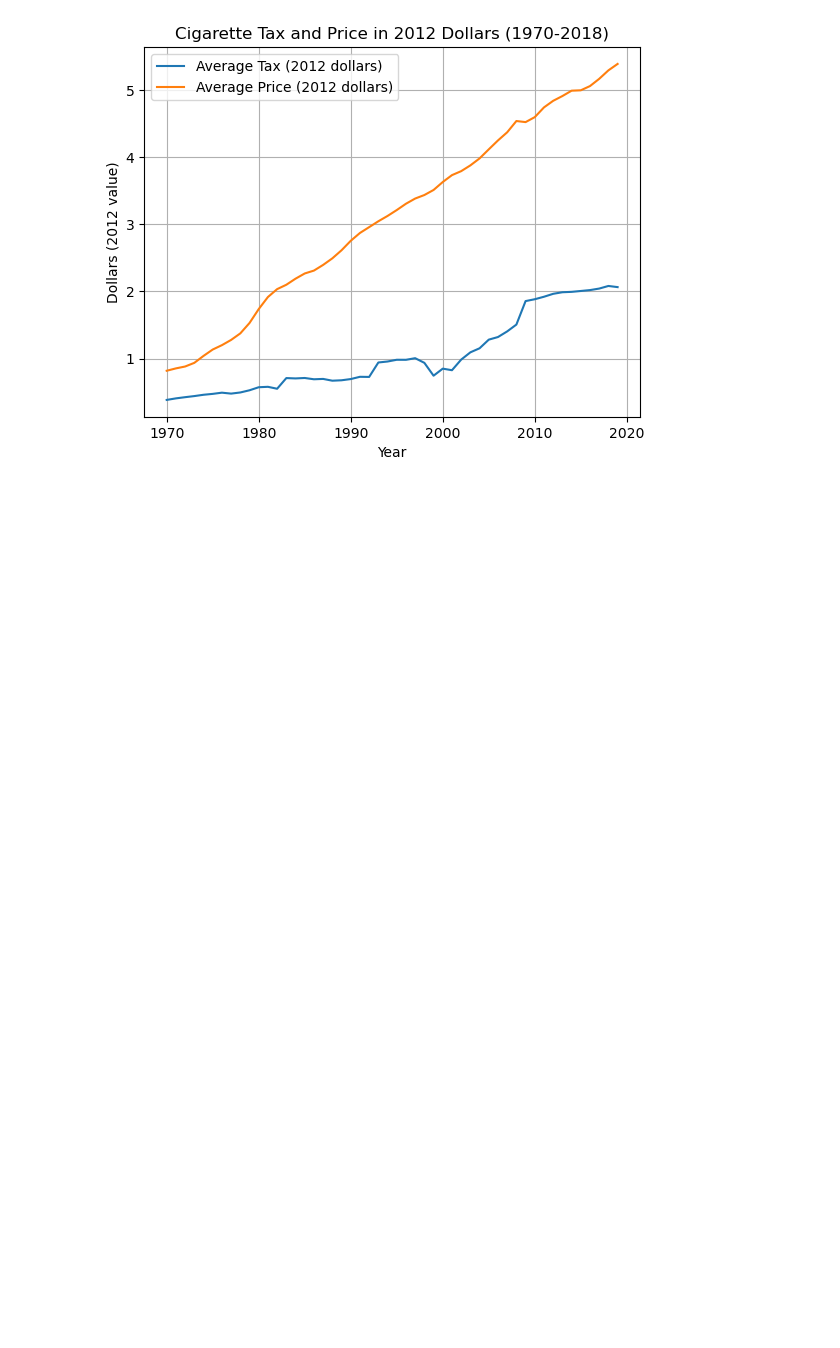
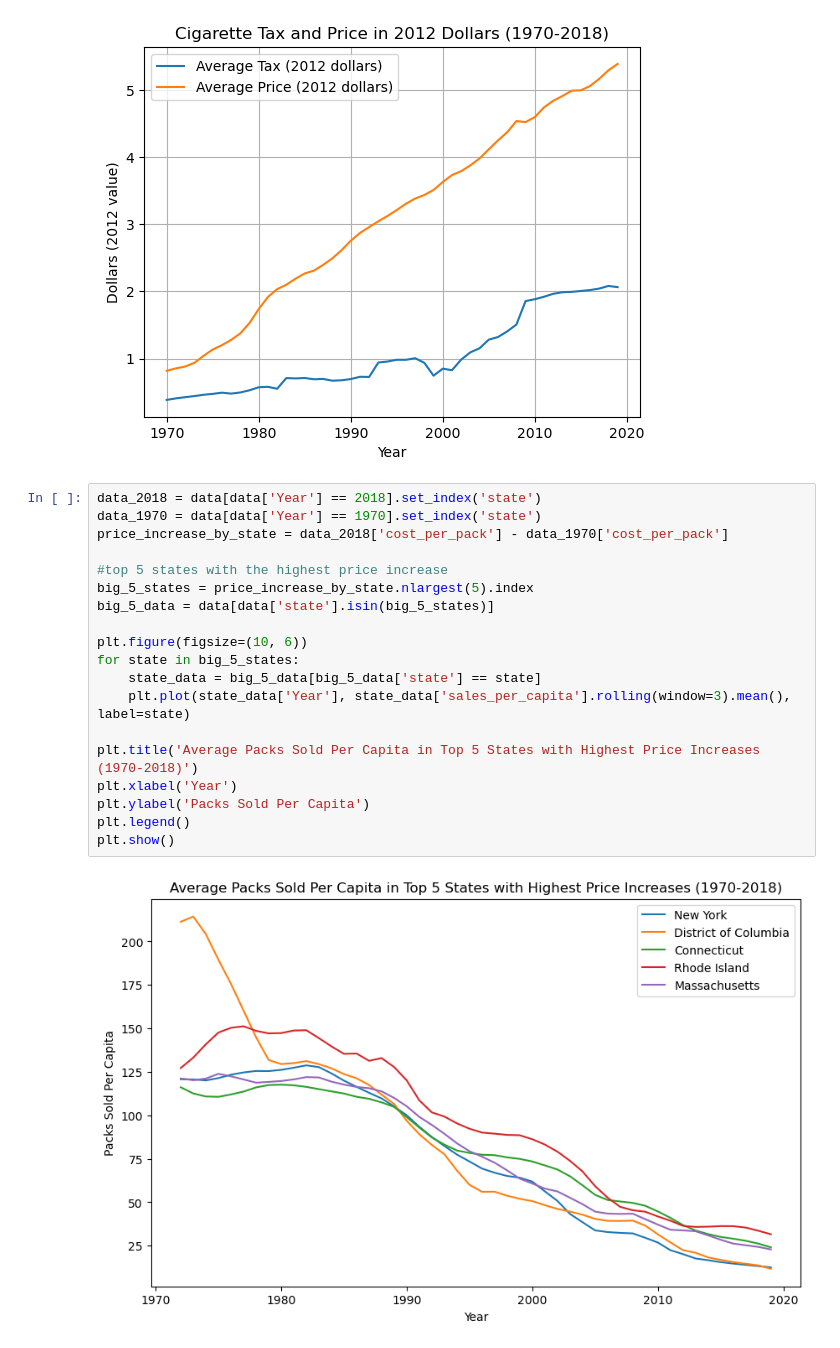
Before and after one commit to rscholt/HW3, a Jupyter notebook: submission 1/analysis/hw3.ipynb, the cells around one changed output. Saved outputs shown, nothing was run; the diff lists cells and outputs as text; blank space fills up the shorter version.

```diff
--- a/submission 1/analysis/hw3.ipynb
+++ b/submission 1/analysis/hw3.ipynb
@@ -54,3 +54,24 @@ plt.grid(True)
 plt.show()
 # %% [output]
 [figure]
+# %%
+data_2018 = data[data['Year'] == 2018].set_index('state')
+data_1970 = data[data['Year'] == 1970].set_index('state')
+price_increase_by_state = data_2018['cost_per_pack'] - data_1970['cost_per_pack']
+
+#top 5 states with the highest price increase
+big_5_states = price_increase_by_state.nlargest(5).index
+big_5_data = data[data['state'].isin(big_5_states)]
+
+plt.figure(figsize=(10, 6))
+for state in big_5_states:
+    state_data = big_5_data[big_5_data['state'] == state]
+    plt.plot(state_data['Year'], state_data['sales_per_capita'].rolling(window=3).mean(), label=state)
+
+plt.title('Average Packs Sold Per Capita in Top 5 States with Highest Price Increases (1970-2018)')
+plt.xlabel('Year')
+plt.ylabel('Packs Sold Per Capita')
+plt.legend()
+plt.show()
+# %% [output]
+[figure, added]
```
Also changed, not shown: parts of 3 cells of this notebook.
